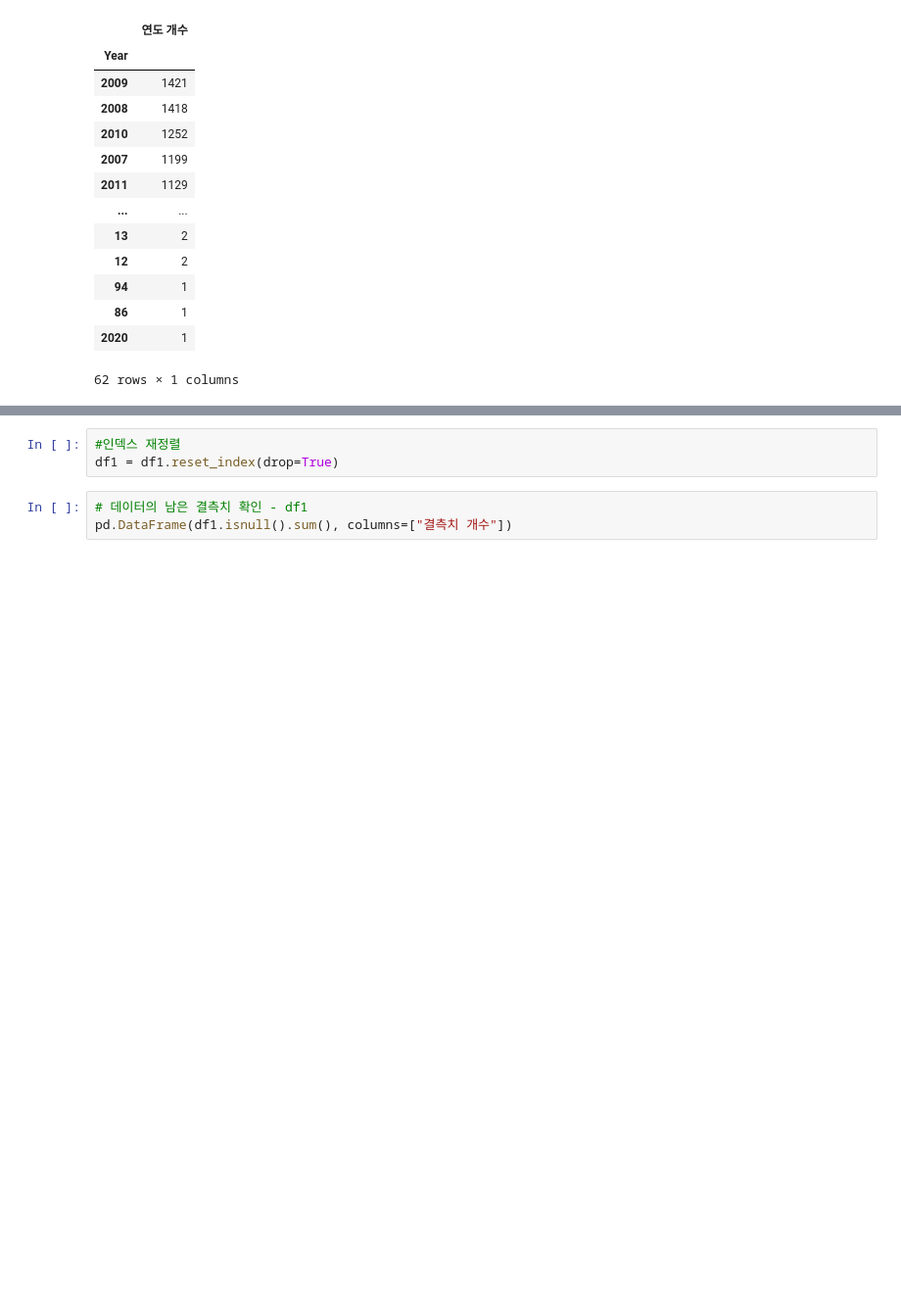
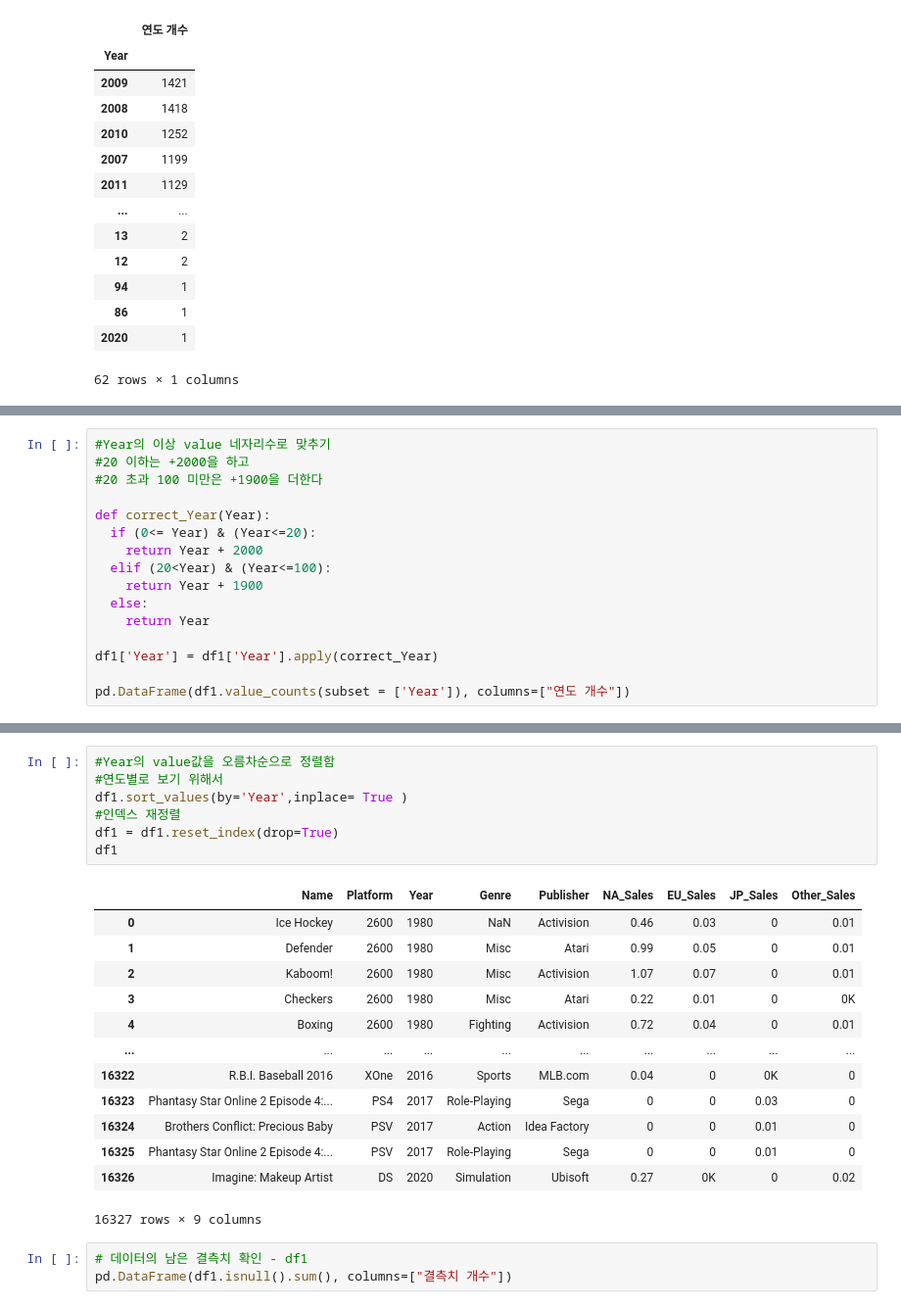
Before and after one commit to severancej/colorful_project, a Jupyter notebook: AI_14_장지은_Section1.ipynb, the cells around one changed output, grey strips where cells are left out. Shown: that part at 98% size. Drawn from its saved outputs; the diff is of its cells as text; blank space fills up the shorter version.

```diff
--- a/AI_14_장지은_Section1.ipynb
+++ b/AI_14_장지은_Section1.ipynb
@@ -172,0 +225,16 @@ ValueError: ignored
+# %%
+#Year의 이상 value 네자리수로 맞추기
+#20 이하는 +2000을 하고
+#20 초과 100 미만은 +1900을 더한다
+
+def correct_Year(Year):
+  if (0<= Year) & (Year<=20):
+    return Year + 2000
+  elif (20<Year) & (Year<=100):
+    return Year + 1900
+  else:
+    return Year
+
+df1['Year'] = df1['Year'].apply(correct_Year)
+
+pd.DataFrame(df1.value_counts(subset = ['Year']), columns=["연도 개수"])
@@ -173,6 +260,24 @@ ValueError: ignored
 # %%
+#Year의 value값을 오름차순으로 정렬함
+#연도별로 보기 위해서
+df1.sort_values(by='Year',inplace= True )
 #인덱스 재정렬
 df1 = df1.reset_index(drop=True)
+df1
+# %% [output]
+|  | Name | Platform | Year | Genre | Publisher | NA_Sales | EU_Sales | JP_Sales | Other_Sales |
+| 0 | Ice Hockey | 2600 | 1980 | NaN | Activision | 0.46 | 0.03 | 0 | 0.01 |
+| 1 | Defender | 2600 | 1980 | Misc | Atari | 0.99 | 0.05 | 0 | 0.01 |
+| 2 | Kaboom! | 2600 | 1980 | Misc | Activision | 1.07 | 0.07 | 0 | 0.01 |
+| 3 | Checkers | 2600 | 1980 | Misc | Atari | 0.22 | 0.01 | 0 | 0K |
+| 4 | Boxing | 2600 | 1980 | Fighting | Activision | 0.72 | 0.04 | 0 | 0.01 |
+| ... | ... | ... | ... | ... | ... | ... | ... | ... | ... |
+| 16322 | R.B.I. Baseball 2016 | XOne | 2016 | Sports | MLB.com | 0.04 | 0 | 0K | 0 |
+| 16323 | Phantasy Star Online 2 Episode 4:... | PS4 | 2017 | Role-Playing | Sega | 0 | 0 | 0.03 | 0 |
+| 16324 | Brothers Conflict: Precious Baby | PSV | 2017 | Action | Idea Factory | 0 | 0 | 0.01 | 0 |
+| 16325 | Phantasy Star Online 2 Episode 4:... | PSV | 2017 | Role-Playing | Sega | 0 | 0 | 0.01 | 0 |
+| 16326 | Imagine: Makeup Artist | DS | 2020 | Simulation | Ubisoft | 0.27 | 0K | 0 | 0.02 |
+16327 rows × 9 columns
 # %%
 # 데이터의 남은 결측치 확인 - df1
 pd.DataFrame(df1.isnull().sum(), columns=["결측치 개수"])
```
Also changed, not shown: parts of 7 cells of this notebook.
